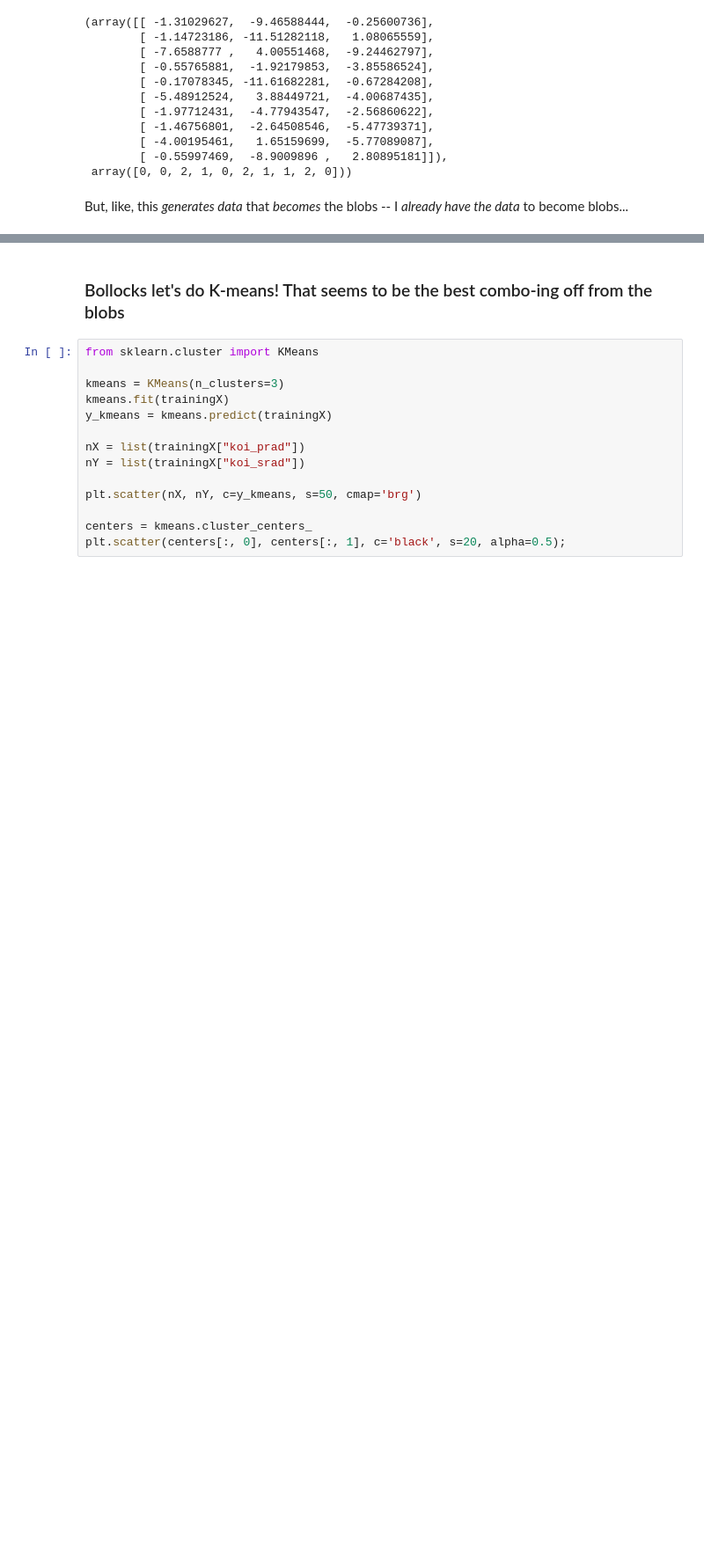
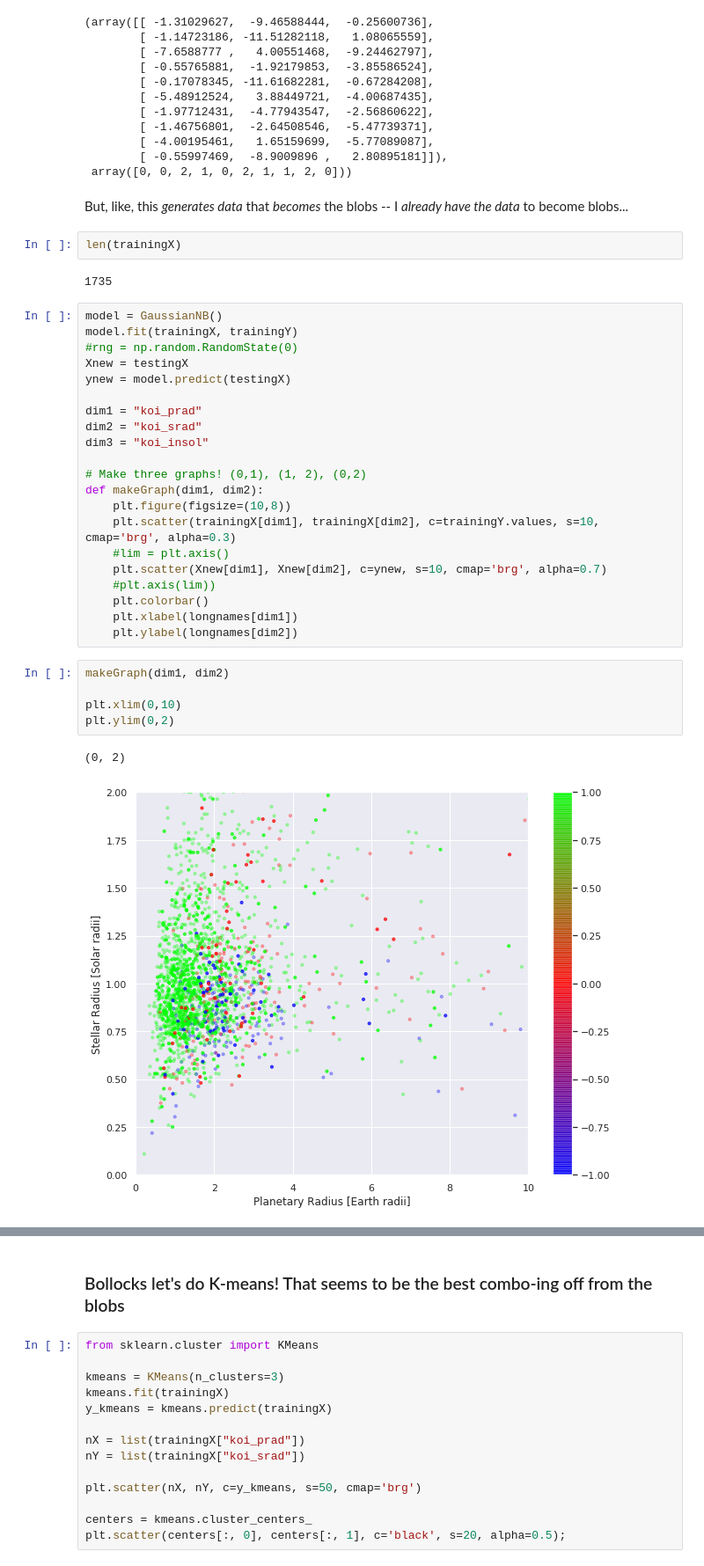
Before and after one commit to jdowzell/Thesis, a Jupyter notebook: 20190705 - Gaussian Naive-Bayes.ipynb, the cells around one changed output, grey strips where cells are left out. Shown at 88% size. Saved outputs shown, nothing was run; the diff lists cells and outputs as text; blank space fills up the shorter version.

```diff
--- a/20190705 - Gaussian Naive-Bayes.ipynb
+++ b/20190705 - Gaussian Naive-Bayes.ipynb
@@ -241,3 +285,36 @@ make_blobs(10,#         # The number of entries to make
  array([0, 0, 2, 1, 0, 2, 1, 1, 2, 0]))
 # %% [markdown]
 But, like, this _generates data_ that _becomes_ the blobs -- I _already have the data_ to become blobs...
+# %%
+len(trainingX)
+# %% [output]
+1735
+# %%
+model = GaussianNB()
+model.fit(trainingX, trainingY)
+#rng = np.random.RandomState(0)
+Xnew = testingX
+ynew = model.predict(testingX)
+
+dim1 = "koi_prad"
+dim2 = "koi_srad"
+dim3 = "koi_insol"
+
+# Make three graphs! (0,1), (1, 2), (0,2)
+def makeGraph(dim1, dim2):
+    plt.figure(figsize=(10,8))
+    plt.scatter(trainingX[dim1], trainingX[dim2], c=trainingY.values, s=10, cmap='brg', alpha=0.3)
+    #lim = plt.axis()
+    plt.scatter(Xnew[dim1], Xnew[dim2], c=ynew, s=10, cmap='brg', alpha=0.7)
+    #plt.axis(lim))
+    plt.colorbar()
+    plt.xlabel(longnames[dim1])
+    plt.ylabel(longnames[dim2])
+# %%
+makeGraph(dim1, dim2)
+
+plt.xlim(0,10)
+plt.ylim(0,2)
+# %% [output]
+(0, 2)
+[figure, added]
```
Also changed, not shown: parts of 14 cells of this notebook, 2 other files.
